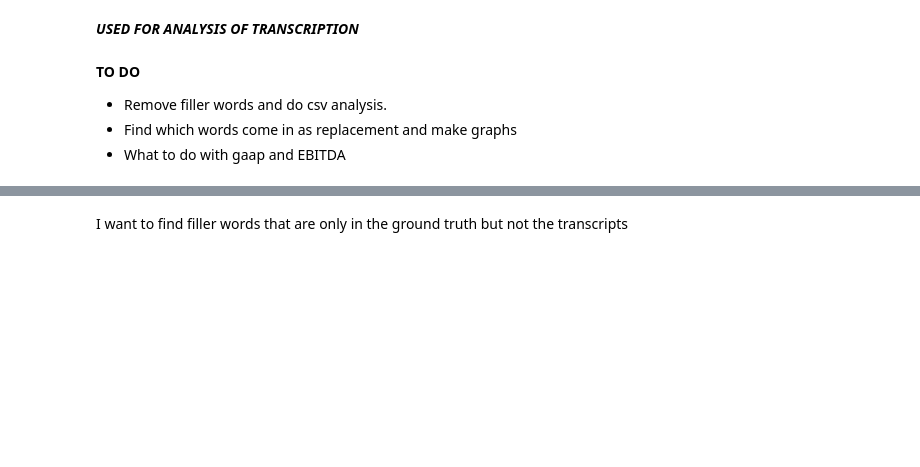
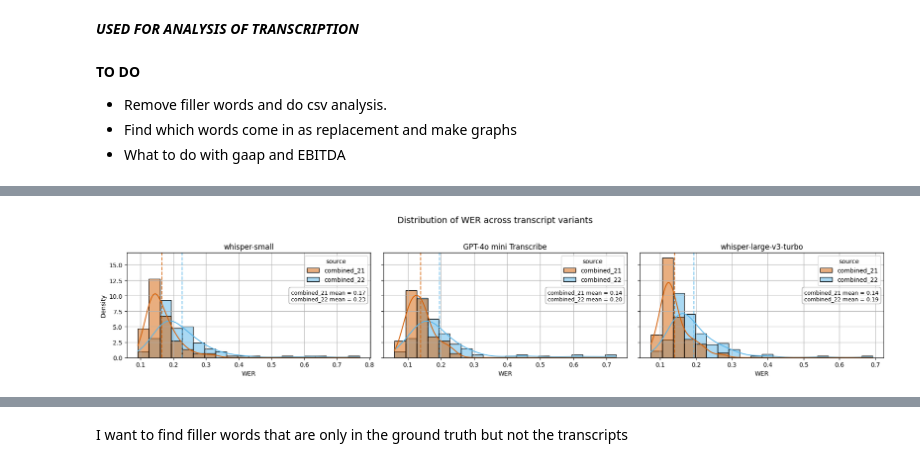
Before and after one commit to MakkerW/Thesis, a Jupyter notebook: Metrics.ipynb, the cells around one changed output, grey strips where cells are left out. Drawn from its saved outputs; the diff is of its cells as text; code cells hidden in the pictures; blank space fills up the shorter version.

Commit message:
metric update

```diff
--- a/Metrics.ipynb
+++ b/Metrics.ipynb
@@ -176,0 +161,93 @@ combined_22  0.273  0.345  0.780
+# %%
+warnings.simplefilter(action='ignore', category=FutureWarning)
+# Combine datasets and melt
+df_21['source'] = 'combined_21'
+df_22['source'] = 'combined_22'
+df_combined = pd.concat([df_21, df_22], ignore_index=True)
+
+df_melted = df_combined.melt(
+    id_vars=['folder', 'source', 'variant'],
+    value_vars=['wer', 'mer', 'wil'],
+    var_name='metric',
+    value_name='value'
+)
+palette = {
+    "combined_21": "#D55E00",  # Orange
+    "combined_22": "#56B4E9"   # Blue
+}
+variants = df_combined['variant'].unique()
+metrics = ['wer', 'mer', 'wil']
+
+# === Histogram Subplots (grouped by metric) ===
+for metric in metrics:
+    fig, axes = plt.subplots(1, 3, figsize=(18, 4), sharey=True)
+
+    for i, variant in enumerate(variants):
+        df_variant = df_combined[df_combined['variant'] == variant]
+
+        # Plot histogram and capture legend handles/colors
+        hist = sns.histplot(
+            data=df_variant,
+            x=metric,
+            hue='source',
+            palette=palette,
+            kde=True,
+            bins=20,
+            stat='density',
+            common_norm=False,
+            ax=axes[i]
+        )
+
+        # Extract current legend labels and colors
+        handles, labels = axes[i].get_legend_handles_labels()
+        legend_colors = {label: handle.get_facecolor()[0] for label, handle in zip(labels, handles)}
+
+        # Add vertical mean lines with matching colors
+        mean_texts = []
+        for source in df_variant['source'].unique():
+            source_df = df_variant[df_variant['source'] == source]
+            mean_val = source_df[metric].mean()
+            color = palette[source]
+
+            axes[i].axvline(mean_val, linestyle='--', color=color, linewidth=1.5, alpha=0.8)
+            mean_texts.append(f"{source} mean = {mean_val:.2f}")
+
+        # Add mean summary text box in the top right corner
+        axes[i].text(
+            0.98, 0.65, "\n".join(mean_texts),
+            transform=axes[i].transAxes,
+            fontsize=9,
+            verticalalignment='top',
+            horizontalalignment='right',
+            bbox=dict(facecolor='white', alpha=0.7, edgecolor='gray', boxstyle='round,pad=0.4')
+        )
+
+        axes[i].set_title(f"{variant}")
+        axes[i].set_xlabel(metric.upper())
+        axes[i].set_ylabel("Density")
+        axes[i].grid(True)
+
+    plt.suptitle(f"Distribution of {metric.upper()} across transcript variants", fontsize=14)
+    plt.tight_layout(rect=[0, 0.03, 1, 0.95])
+    plt.show()
+
+
+# === Combined Boxplots per variant (WER, MER, WIL on same graph) ===
+for variant in variants:
+    df_variant = df_melted[df_melted['variant'] == variant]
+
+    plt.figure(figsize=(8, 5))
+    sns.boxplot(
+        data=df_variant,
+        x='metric',
+        y='value',
+        hue='source'
+    )
+    plt.title(f"{variant}: Boxplot of WER, MER, WIL by Dataset")
+    plt.xlabel("Metric")
+    plt.ylabel("Score")
+    plt.grid(True)
+    plt.tight_layout()
+    plt.show()
+# %% [output]
+[figure, added]
```
Also changed, not shown: parts of 14 cells of this notebook, 8 other files.
